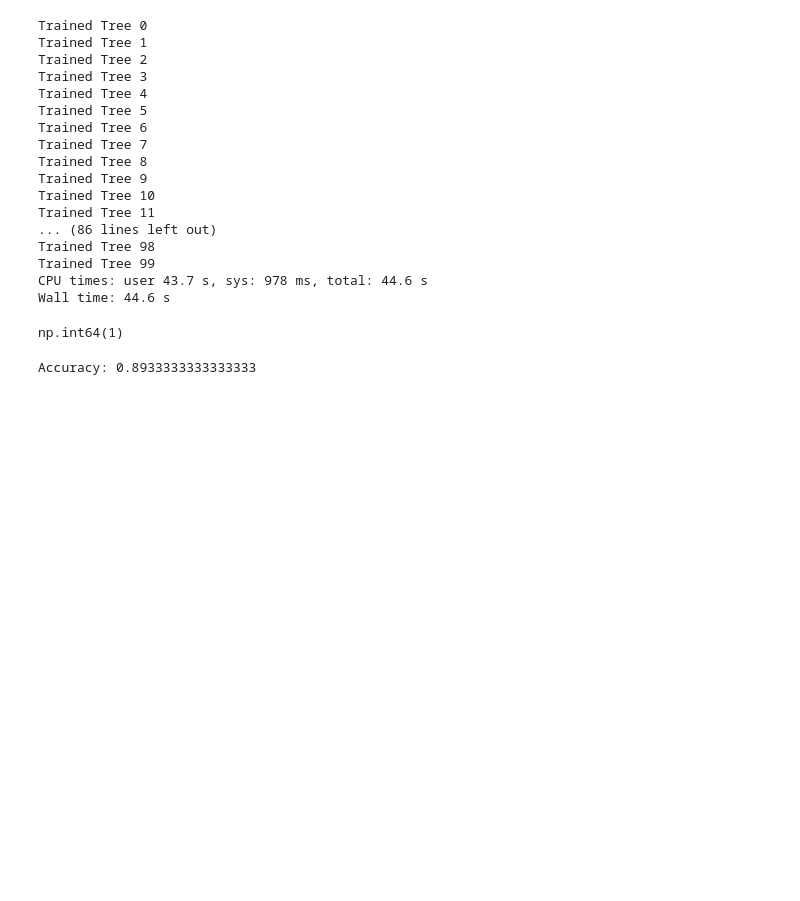
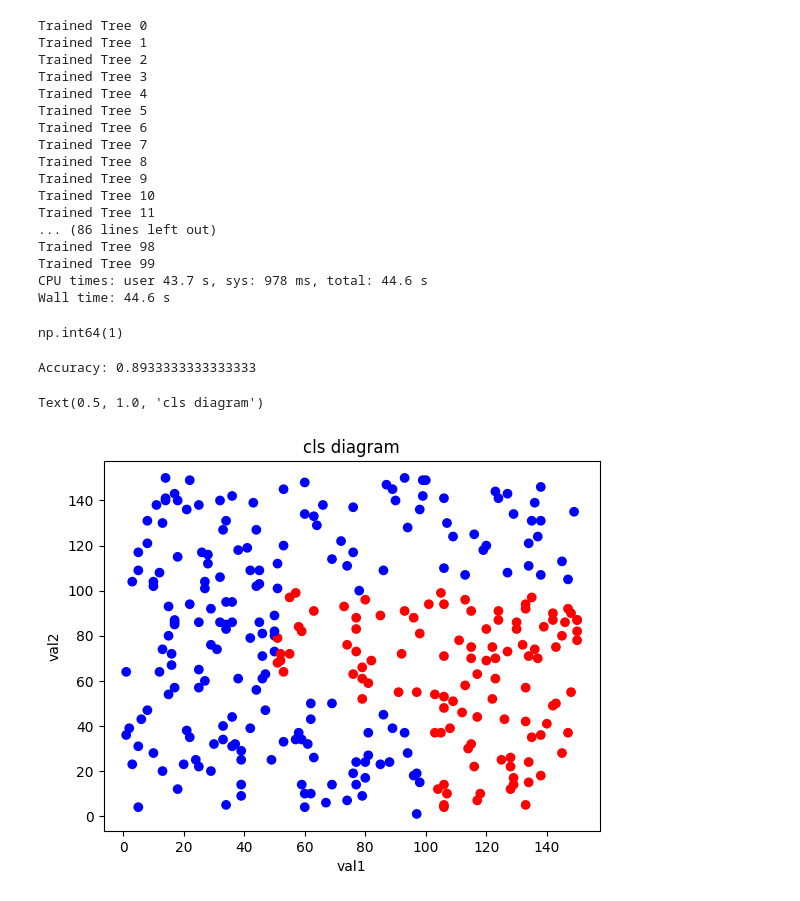
Before and after one commit to OmerTurk1/ML-From-Scratch, a Jupyter notebook: RandomForest.ipynb, the cells around one changed output. Drawn from its saved outputs; the diff is of its cells as text; code cells hidden in the pictures; blank space fills up the shorter version.

```diff
--- a/RandomForest.ipynb
+++ b/RandomForest.ipynb
@@ -160,3 +160,13 @@ score = sum(results)/len(results)
 print("Accuracy:",score)
 # %% [output]
 Accuracy: 0.8933333333333333
+# %%
+import matplotlib.pyplot as plt
+colors = df.cls.map({1: "blue", 0: "red"}).fillna("gray")
+plt.scatter(df.val1, df.val2, c=colors)
+plt.xlabel("val1")
+plt.ylabel("val2")
+plt.title("cls diagram")
+# %% [output]
+Text(0.5, 1.0, 'cls diagram')
+[figure, added]
```
